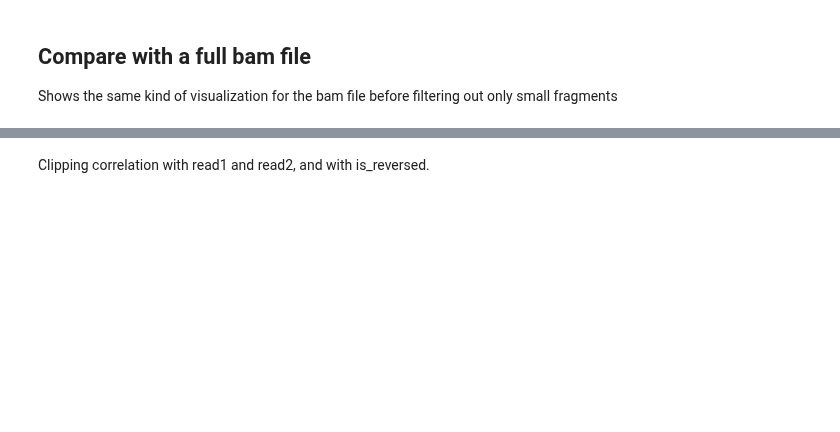
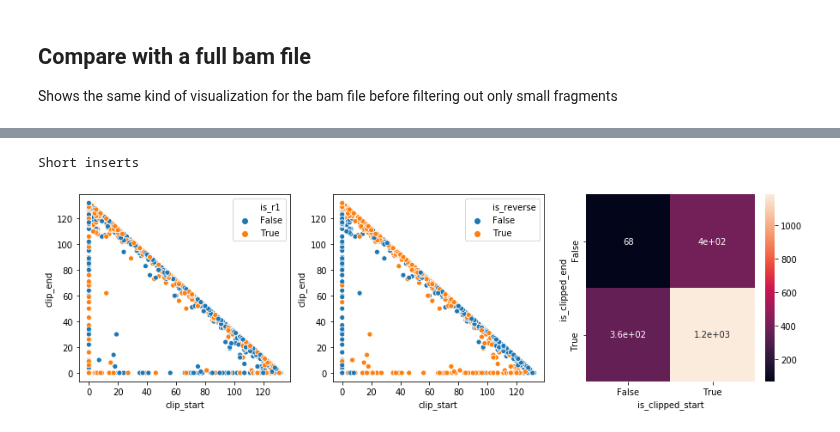
Before and after one commit to fa2k/comparison, a Jupyter notebook: subprojects/small-fragments/Look_at_bam_reads.ipynb, the cells around one changed output, grey strips where cells are left out. Cells and saved outputs as stored; diff of their text form; code cells hidden in the pictures; blank space fills up the shorter version.

```diff
--- a/subprojects/small-fragments/Look_at_bam_reads.ipynb
+++ b/subprojects/small-fragments/Look_at_bam_reads.ipynb
@@ -222,2 +238,6 @@ TypeError: ufunc 'isnan' not supported for the input types, and the inputs could
-# %% [markdown]
-Clipping correlation with read1 and read2, and with is_reversed.
+# %%
+print("Short inserts")
+make_clipping_plots(df_short)
+# %% [output]
+Short inserts
+[figure, added]
```
Also changed, not shown: parts of 29 cells of this notebook.
